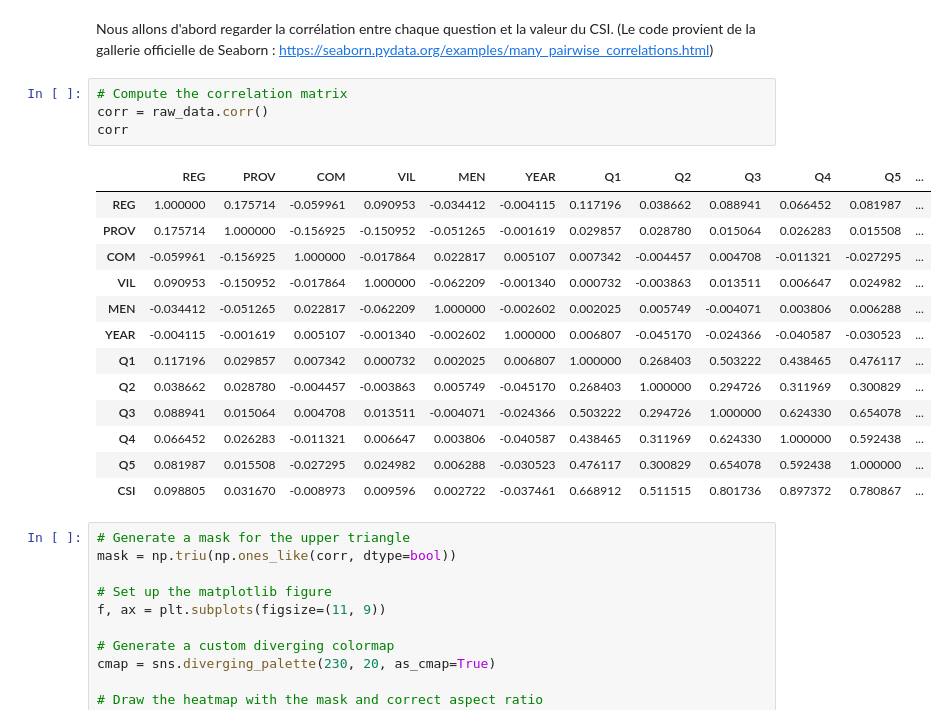
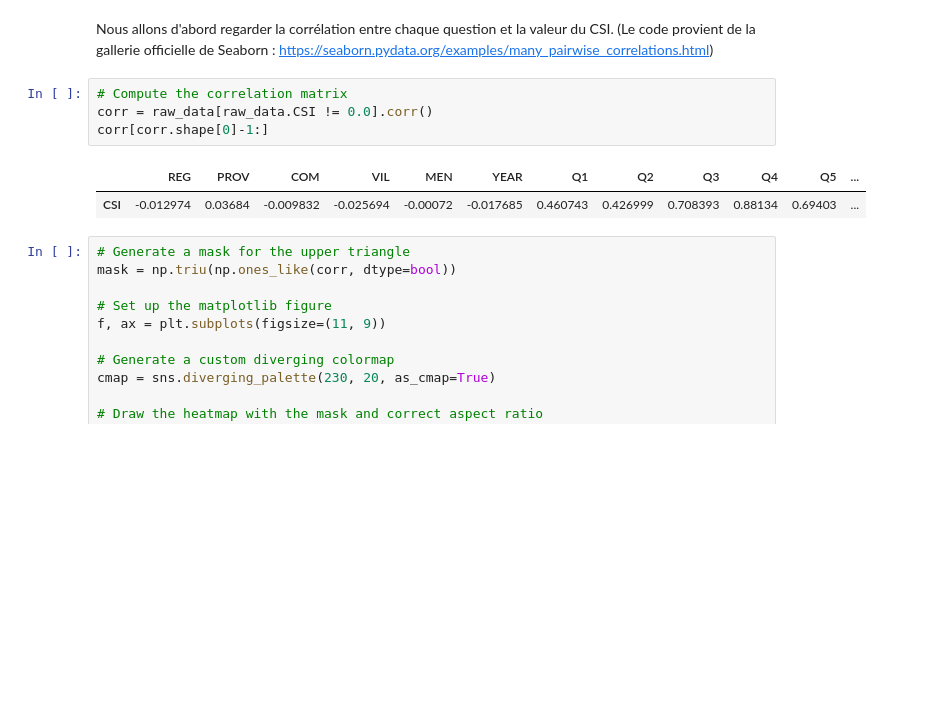
Before and after one commit to moulikatou/Ter_securite_Alimentaire_Miashs, a Jupyter notebook: notebooks/ter.ipynb, the cells around one changed output. Saved outputs shown, nothing was run; the diff lists cells and outputs as text; blank space fills up the shorter version.

```diff
--- a/notebooks/ter.ipynb
+++ b/notebooks/ter.ipynb
@@ -284,22 +284,11 @@ COLUMNS : ['REG', 'PROV', 'COM', 'VIL', 'MEN', 'YEAR', 'Q1', 'Q2', 'Q3', 'Q4', '
 Nous allons d'abord regarder la corrélation entre chaque question et la valeur du CSI. (Le code provient de la gallerie officielle de Seaborn : https://seaborn.pydata.org/examples/many_pairwise_correlations.html)
 # %%
 # Compute the correlation matrix
-corr = raw_data.corr()
-corr
+corr = raw_data[raw_data.CSI != 0.0].corr()
+corr[corr.shape[0]-1:]
 # %% [output]
 |  | REG | PROV | COM | VIL | MEN | YEAR | Q1 | Q2 | Q3 | Q4 | Q5 | ... |
-| REG | 1.000000 | 0.175714 | -0.059961 | 0.090953 | -0.034412 | -0.004115 | 0.117196 | 0.038662 | 0.088941 | 0.066452 | 0.081987 | ... |
-| PROV | 0.175714 | 1.000000 | -0.156925 | -0.150952 | -0.051265 | -0.001619 | 0.029857 | 0.028780 | 0.015064 | 0.026283 | 0.015508 | ... |
-| COM | -0.059961 | -0.156925 | 1.000000 | -0.017864 | 0.022817 | 0.005107 | 0.007342 | -0.004457 | 0.004708 | -0.011321 | -0.027295 | ... |
-| VIL | 0.090953 | -0.150952 | -0.017864 | 1.000000 | -0.062209 | -0.001340 | 0.000732 | -0.003863 | 0.013511 | 0.006647 | 0.024982 | ... |
-| MEN | -0.034412 | -0.051265 | 0.022817 | -0.062209 | 1.000000 | -0.002602 | 0.002025 | 0.005749 | -0.004071 | 0.003806 | 0.006288 | ... |
-| YEAR | -0.004115 | -0.001619 | 0.005107 | -0.001340 | -0.002602 | 1.000000 | 0.006807 | -0.045170 | -0.024366 | -0.040587 | -0.030523 | ... |
-| Q1 | 0.117196 | 0.029857 | 0.007342 | 0.000732 | 0.002025 | 0.006807 | 1.000000 | 0.268403 | 0.503222 | 0.438465 | 0.476117 | ... |
-| Q2 | 0.038662 | 0.028780 | -0.004457 | -0.003863 | 0.005749 | -0.045170 | 0.268403 | 1.000000 | 0.294726 | 0.311969 | 0.300829 | ... |
-| Q3 | 0.088941 | 0.015064 | 0.004708 | 0.013511 | -0.004071 | -0.024366 | 0.503222 | 0.294726 | 1.000000 | 0.624330 | 0.654078 | ... |
-| Q4 | 0.066452 | 0.026283 | -0.011321 | 0.006647 | 0.003806 | -0.040587 | 0.438465 | 0.311969 | 0.624330 | 1.000000 | 0.592438 | ... |
-| Q5 | 0.081987 | 0.015508 | -0.027295 | 0.024982 | 0.006288 | -0.030523 | 0.476117 | 0.300829 | 0.654078 | 0.592438 | 1.000000 | ... |
-| CSI | 0.098805 | 0.031670 | -0.008973 | 0.009596 | 0.002722 | -0.037461 | 0.668912 | 0.511515 | 0.801736 | 0.897372 | 0.780867 | ... |
+| CSI | -0.012974 | 0.03684 | -0.009832 | -0.025694 | -0.00072 | -0.017685 | 0.460743 | 0.426999 | 0.708393 | 0.88134 | 0.69403 | ... |
 # %%
 # Generate a mask for the upper triangle
 mask = np.triu(np.ones_like(corr, dtype=bool))
```
